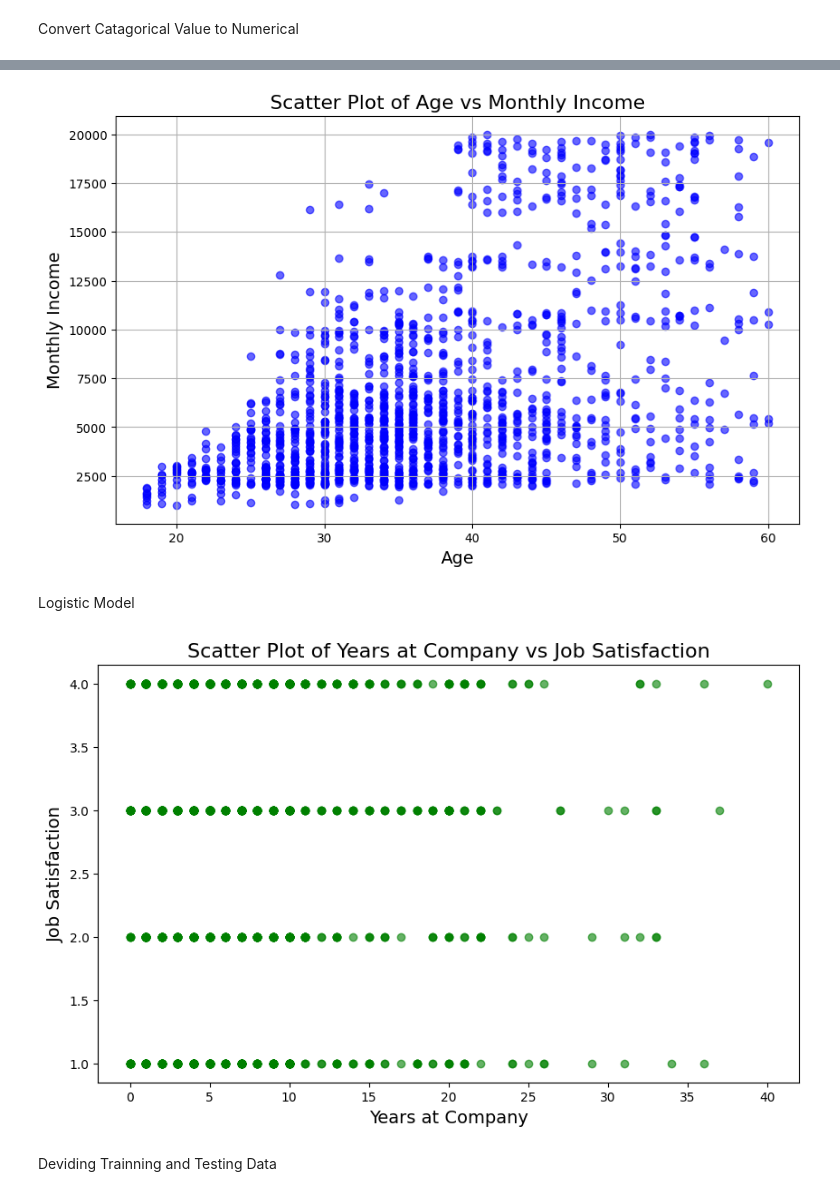
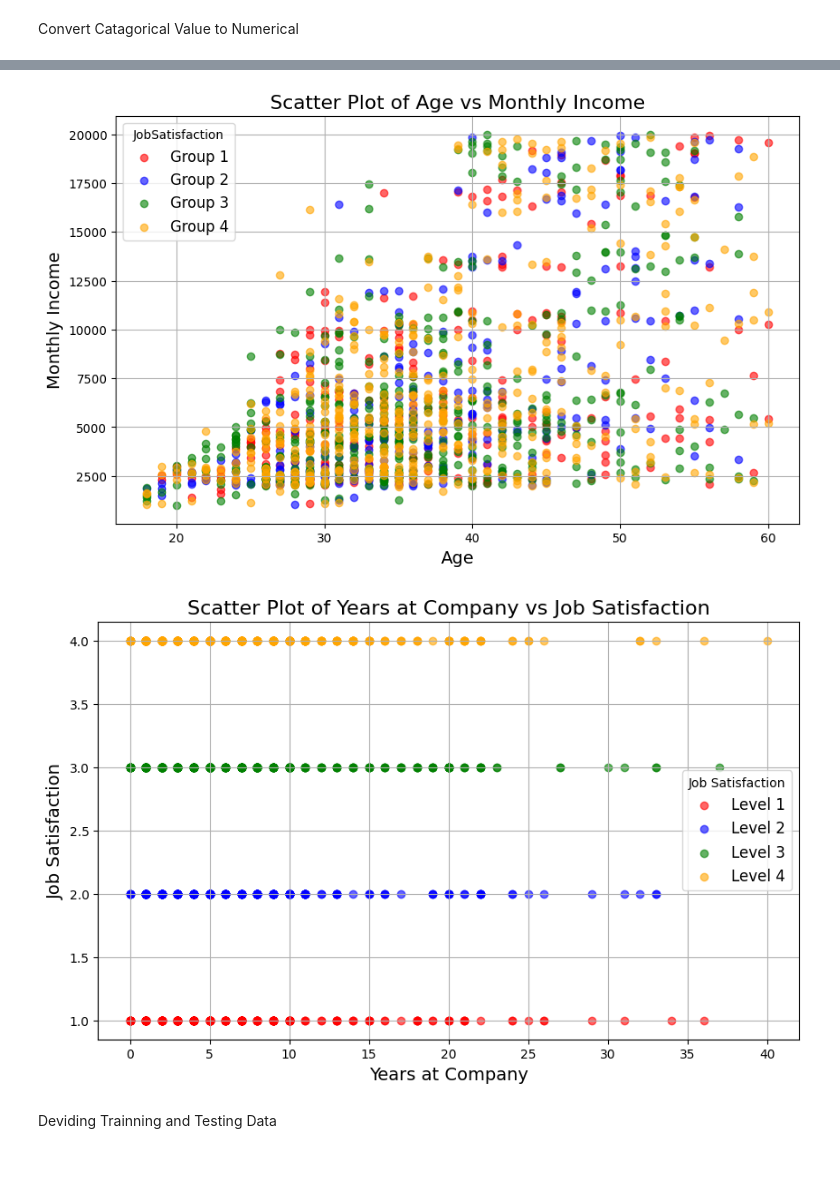
Before and after one commit to diptibanik/CSE303_Project, a Jupyter notebook: PROJECT Code 303(python).ipynb, the cells around one changed output, grey strips where cells are left out. Drawn from its saved outputs; the diff is of its cells as text; code cells hidden in the pictures; blank space fills up the shorter version.

```diff
--- a/PROJECT Code 303(python).ipynb
+++ b/PROJECT Code 303(python).ipynb
@@ -51,28 +86,53 @@ print(df_encoded.head())
 # %%
-# Ensure all categorical data is converted to numerical values
-df = pd.get_dummies(df)
+import matplotlib.pyplot as plt
 
-# Scatter plot for two columns
+# Example column for grouping (e.g., 'JobSatisfaction' with values 1, 2, 3, 4)
+group_column = 'JobSatisfaction'  # Replace with your actual column name
+
+# Define a color map for the groups
+group_colors = {1: 'red', 2: 'blue', 3: 'green', 4: 'orange'}
+
+# Add a color column based on the group column
+df['Color'] = df[group_column].map(group_colors)
+
+# Scatter plot with different colors for each group
 plt.figure(figsize=(10, 6))
-plt.scatter(df['Age'], df['MonthlyIncome'], alpha=0.6, color='blue')
+for group, color in group_colors.items():
+    subset = df[df[group_column] == group]
+    plt.scatter(subset['Age'], subset['MonthlyIncome'], alpha=0.6, color=color, label=f"Group {group}")
+
 plt.title('Scatter Plot of Age vs Monthly Income', fontsize=16)
 plt.xlabel('Age', fontsize=14)
 plt.ylabel('Monthly Income', fontsize=14)
+plt.legend(title=group_column, fontsize=12)
 plt.grid(True)
 plt.show()
 # %% [output]
-[figure, old version]
+[figure, new version]
-# %% [markdown]
-Logistic Model
 # %%
+import matplotlib.pyplot as plt
+
+# Define a color map for each JobSatisfaction level
+job_satisfaction_colors = {1: 'red', 2: 'blue', 3: 'green', 4: 'orange'}
+
+# Add a color column to the DataFrame based on JobSatisfaction levels
+df['Color'] = df['JobSatisfaction'].map(job_satisfaction_colors)
+
+# Plot each JobSatisfaction level in a loop
 plt.figure(figsize=(10, 6))
-plt.scatter(df['YearsAtCompany'], df['JobSatisfaction'], alpha=0.6, color='green')
+for satisfaction_level, color in job_satisfaction_colors.items():
+    subset = df[df['JobSatisfaction'] == satisfaction_level]
+    plt.scatter(subset['YearsAtCompany'], subset['JobSatisfaction'],
+                alpha=0.6, color=color, label=f"Level {satisfaction_level}")
+
 plt.title('Scatter Plot of Years at Company vs Job Satisfaction', fontsize=16)
 plt.xlabel('Years at Company', fontsize=14)
 plt.ylabel('Job Satisfaction', fontsize=14)
+plt.legend(title="Job Satisfaction", fontsize=12)
+plt.grid(True)
 plt.show()
 # %% [output]
-[figure, old version]
+[figure, new version]
 # %% [markdown]
 Deviding Trainning and Testing Data
 # %%
```
Also changed, not shown: parts of 73 cells of this notebook, 3 other files.
